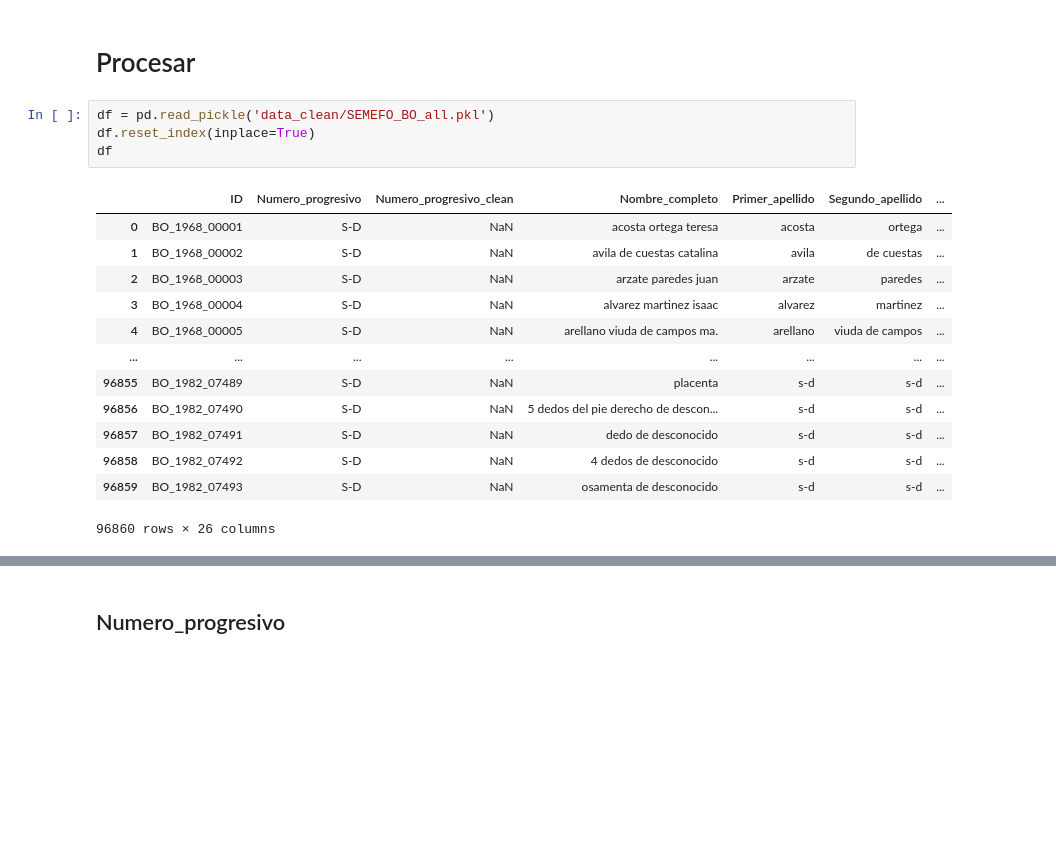
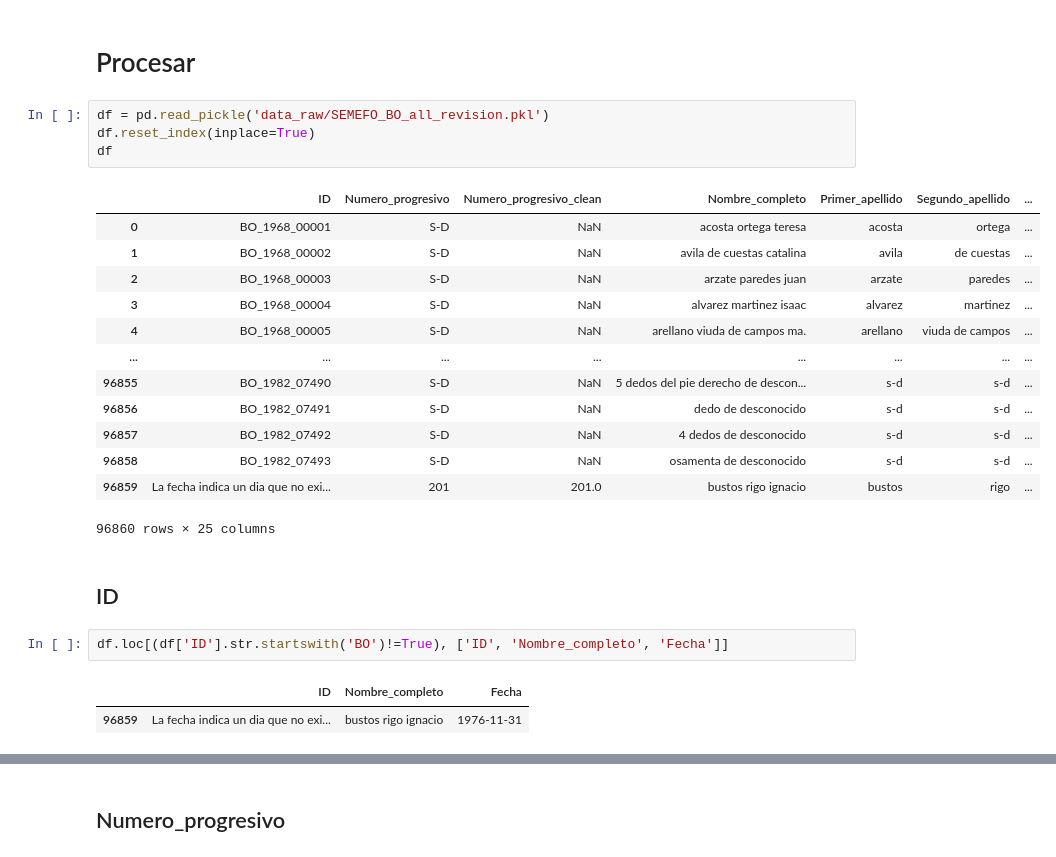
Before and after one commit to mar-esther23/SEMEFO_busqueda, a Jupyter notebook: BO_revision.ipynb, the cells around one changed output, grey strips where cells are left out. Drawn from its saved outputs; the diff is of its cells as text; blank space fills up the shorter version.

```diff
--- a/BO_revision.ipynb
+++ b/BO_revision.ipynb
@@ -68,20 +97,27 @@ df
 # %% [markdown]
 # Procesar
 # %%
-df = pd.read_pickle('data_clean/SEMEFO_BO_all.pkl')
+df = pd.read_pickle('data_raw/SEMEFO_BO_all_revision.pkl')
 df.reset_index(inplace=True)
 df
 # %% [output]
 |  | ID | Numero_progresivo | Numero_progresivo_clean | Nombre_completo | Primer_apellido | Segundo_apellido | ... |
 | 0 | BO_1968_00001 | S-D | NaN | acosta ortega teresa | acosta | ortega | ... |
 | 1 | BO_1968_00002 | S-D | NaN | avila de cuestas catalina | avila | de cuestas | ... |
 | 2 | BO_1968_00003 | S-D | NaN | arzate paredes juan | arzate | paredes | ... |
 | 3 | BO_1968_00004 | S-D | NaN | alvarez martinez isaac | alvarez | martinez | ... |
 | 4 | BO_1968_00005 | S-D | NaN | arellano viuda de campos ma. | arellano | viuda de campos | ... |
 | ... | ... | ... | ... | ... | ... | ... | ... |
-| 96855 | BO_1982_07489 | S-D | NaN | placenta | s-d | s-d | ... |
-| 96856 | BO_1982_07490 | S-D | NaN | 5 dedos del pie derecho de descon... | s-d | s-d | ... |
-| 96857 | BO_1982_07491 | S-D | NaN | dedo de desconocido | s-d | s-d | ... |
-| 96858 | BO_1982_07492 | S-D | NaN | 4 dedos de desconocido | s-d | s-d | ... |
-| 96859 | BO_1982_07493 | S-D | NaN | osamenta de desconocido | s-d | s-d | ... |
+| 96855 | BO_1982_07490 | S-D | NaN | 5 dedos del pie derecho de descon... | s-d | s-d | ... |
+| 96856 | BO_1982_07491 | S-D | NaN | dedo de desconocido | s-d | s-d | ... |
+| 96857 | BO_1982_07492 | S-D | NaN | 4 dedos de desconocido | s-d | s-d | ... |
+| 96858 | BO_1982_07493 | S-D | NaN | osamenta de desconocido | s-d | s-d | ... |
+| 96859 | La fecha indica un dia que no exi... | 201 | 201.0 | bustos rigo ignacio | bustos | rigo | ... |
-96860 rows × 26 columns
+96860 rows × 25 columns
+# %% [markdown]
+## ID
+# %%
+df.loc[(df['ID'].str.startswith('BO')!=True), ['ID', 'Nombre_completo', 'Fecha']]
+# %% [output]
+|  | ID | Nombre_completo | Fecha |
+| 96859 | La fecha indica un dia que no exi... | bustos rigo ignacio | 1976-11-31 |
```
Also changed, not shown: parts of 29 cells of this notebook, 9 other files.
